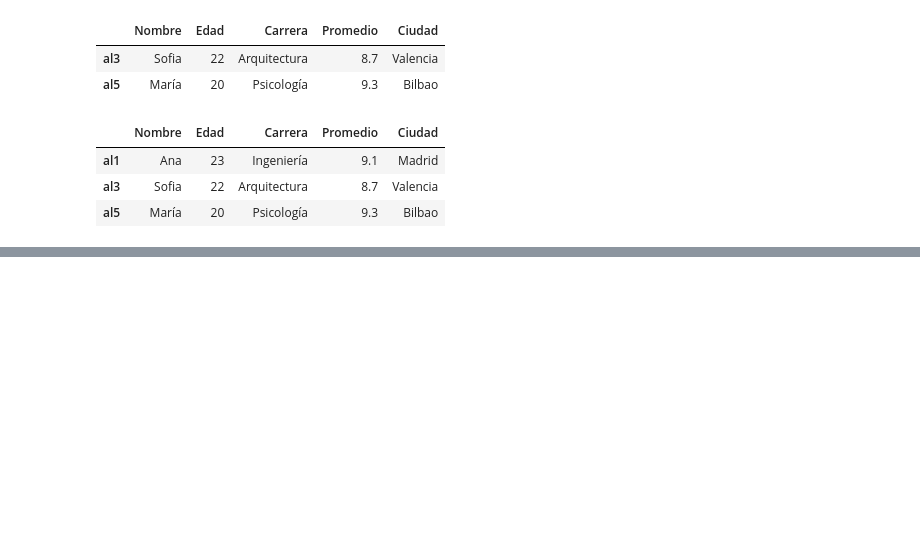
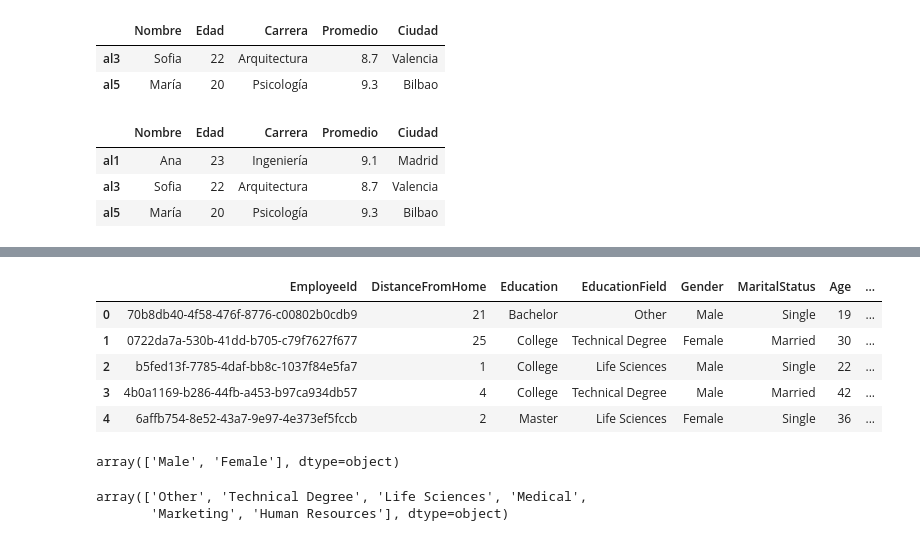
Before and after one commit to jgilsu11/Teoria, a Jupyter notebook: Modulo2/teoria/pandas propio.ipynb, the cells around one changed output, grey strips where cells are left out. Drawn from its saved outputs; the diff is of its cells as text; code cells hidden in the pictures; blank space fills up the shorter version.

```diff
--- a/Modulo2/teoria/pandas propio.ipynb
+++ b/Modulo2/teoria/pandas propio.ipynb
@@ -87,0 +171,21 @@ df.iloc[::2, :]   #Para que nos coja todas las columnas de Ana, María y Sofía
+# %%
+df_sin_duplicados= df_ibm.drop_duplicates(keep= "last")       #Esto es para eliminar PENDIENTE DE COMPLETAR
+# %%
+df_sin_duplicados.reset_index(drop= True, inplace= True)   #PENDIENTE DE COMPLETAR
+df_sin_duplicados.head()
+# %% [output]
+|  | EmployeeId | DistanceFromHome | Education | EducationField | Gender | MaritalStatus | Age | ... |
+| 0 | 70b8db40-4f58-476f-8776-c00802b0cdb9 | 21 | Bachelor | Other | Male | Single | 19 | ... |
+| 1 | 0722da7a-530b-41dd-b705-c79f7627f677 | 25 | College | Technical Degree | Female | Married | 30 | ... |
+| 2 | b5fed13f-7785-4daf-bb8c-1037f84e5fa7 | 1 | College | Life Sciences | Male | Single | 22 | ... |
+| 3 | 4b0a1169-b286-44fb-a453-b97ca934db57 | 4 | College | Technical Degree | Male | Married | 42 | ... |
+| 4 | 6affb754-8e52-43a7-9e97-4e373ef5fccb | 2 | Master | Life Sciences | Female | Single | 36 | ... |
+# %%
+df_sin_duplicados["Gender"].unique()   #Para comprobar los valores únicos en la columna Gender
+# %% [output]
+array(['Male', 'Female'], dtype=object)
+# %%
+df_sin_duplicados["EducationField"].unique()     #Para comprobar los valores únicos en la columna EducationField
+# %% [output]
+array(['Other', 'Technical Degree', 'Life Sciences', 'Medical',
+       'Marketing', 'Human Resources'], dtype=object)
```
Also changed, not shown: parts of 23 cells of this notebook.
